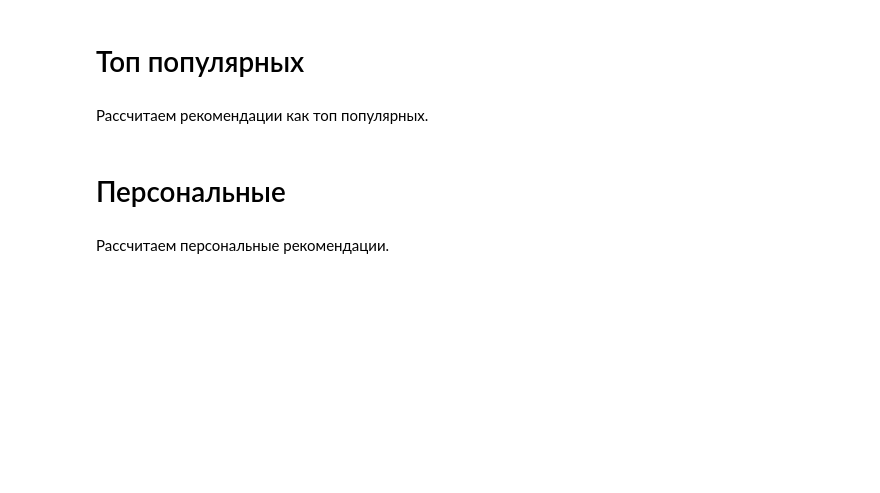
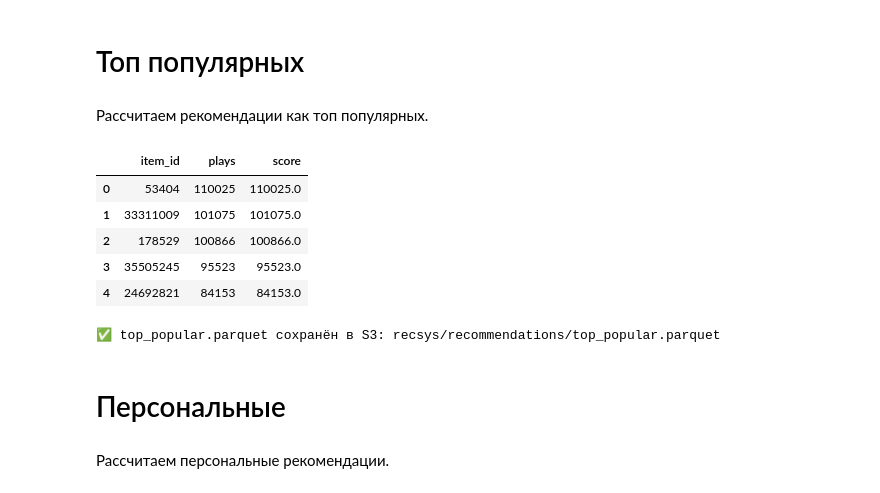
Before and after one commit to alina-tad/mle-project-sprint-4-v001, a Jupyter notebook: recommendations.ipynb, the cells around one changed output. Drawn from its saved outputs; the diff is of its cells as text; code cells hidden in the pictures; blank space fills up the shorter version.

Commit message:
Stage 3. Recs. Parquets saved

```diff
--- a/recommendations.ipynb
+++ b/recommendations.ipynb
@@ -539,0 +540,16 @@ import gc; gc.collect()
+# %%
+import io
+import pandas as pd
+
+ITEMS_KEY = "recsys/data/items.parquet"
+EVENTS_KEY = "recsys/data/events.parquet"
+
+def load_parquet_from_s3(key: str) -> pd.DataFrame:
+    obj = s3.get_object(Bucket=S3_BUCKET_NAME, Key=key)
+    buf = io.BytesIO(obj["Body"].read())
+    return pd.read_parquet(buf)
+
+items = load_parquet_from_s3(ITEMS_KEY)
+events = load_parquet_from_s3(EVENTS_KEY)
+
+print(items.shape, events.shape)
@@ -541,3 +559,17 @@ import gc; gc.collect()
 # Разбиение данных
 # %% [markdown]
 Разбиваем данные на тренировочную, тестовую выборки.
+# %%
+# В тренировочную отнесите все данные до 16 декабря 2022 года (не включительно).
+import datetime as dt
+
+split_date = dt.date(2022, 12, 16)
+
+events_train = events[events["started_at"] < split_date].copy()
+events_test  = events[events["started_at"] >= split_date].copy()
+
+print("Train shape:", events_train.shape)
+print("Test shape:", events_test.shape)
+
+print("Train date range:", events_train["started_at"].min(), "→", events_train["started_at"].max())
+print("Test  date range:", events_test["started_at"].min(), "→", events_test["started_at"].max())
@@ -545,6 +582,38 @@ import gc; gc.collect()
 # Топ популярных
 # %% [markdown]
 Рассчитаем рекомендации как топ популярных.
+# %%
+item_popularity = (
+    events_train
+    .groupby("item_id").size()
+    .reset_index(name="plays")
+    .sort_values("plays", ascending=False)
+)
+
+item_popularity["score"] = item_popularity["plays"].astype(float)
+
+TOP_K = 100
+top_popular = item_popularity.head(TOP_K).reset_index(drop=True)
+
+top_popular.head()
+# %% [output]
+|  | item_id | plays | score |
+| 0 | 53404 | 110025 | 110025.0 |
+| 1 | 33311009 | 101075 | 101075.0 |
+| 2 | 178529 | 100866 | 100866.0 |
+| 3 | 35505245 | 95523 | 95523.0 |
+| 4 | 24692821 | 84153 | 84153.0 |
+# %%
+TOP_POPULAR_KEY = "recsys/recommendations/top_popular.parquet"
+
+buf = io.BytesIO()
+top_popular.to_parquet(buf, index=False)
+buf.seek(0)
+
+s3.put_object(Bucket=S3_BUCKET_NAME, Key=TOP_POPULAR_KEY, Body=buf.getvalue())
+print("✅ top_popular.parquet сохранён в S3:", TOP_POPULAR_KEY)
+# %% [output]
+✅ top_popular.parquet сохранён в S3: recsys/recommendations/top_popular.parquet
 # %% [markdown]
 # Персональные
 # %% [markdown]
```
Also changed, not shown: parts of 12 cells of this notebook.
